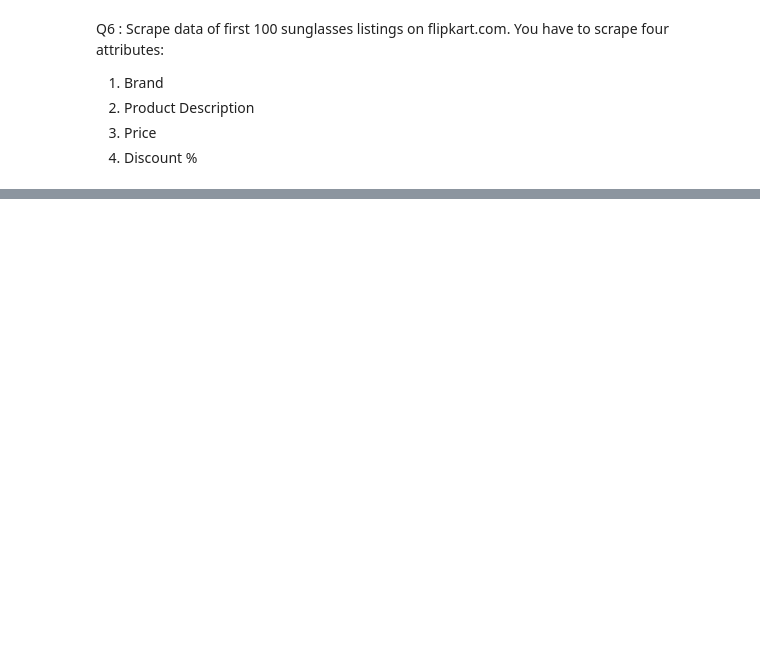
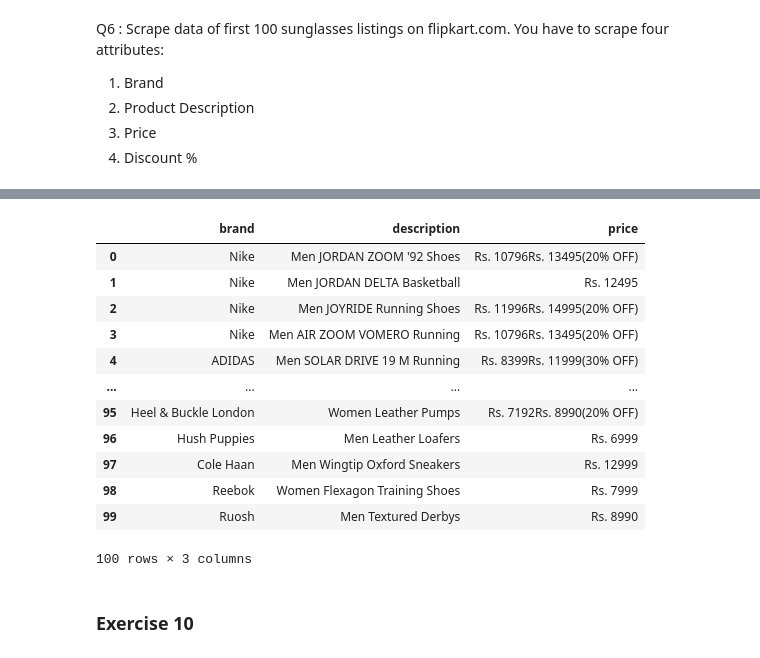
Before and after one commit to jazzcod/Flip_Robo_Projects, a Jupyter notebook: Flip_Robo_Selenium_Assignment_2.0.ipynb, the cells around one changed output, grey strips where cells are left out. Drawn from its saved outputs; the diff is of its cells as text; code cells hidden in the pictures; blank space fills up the shorter version.

```diff
--- a/Flip_Robo_Selenium_Assignment_2.0.ipynb
+++ b/Flip_Robo_Selenium_Assignment_2.0.ipynb
@@ -808,0 +1002,55 @@ driver.get("https://www.flipkart.com/")
+# %%
+#creating empty lists
+brand=[]
+description=[]
+price=[]
+
+#creating a for loop for the pages
+for page in range(0,4):
+
+    #getting tags for the brand
+    brand_tags=driver.find_elements_by_xpath("//h3[@class='product-brand']")
+
+    #getting tags for the description
+    description_tags=driver.find_elements_by_xpath("//h4[@class='product-product']")
+
+    #getting tags for he prices
+    price_tags=driver.find_elements_by_xpath("//div[@class='product-price']")
+
+    #getting text element in the brand tags
+    for i in brand_tags:
+        brand_name=i.text
+        brand.append(brand_name)
+
+    #getting text element in the description tags
+    for i in description_tags:
+        des=i.text
+        description.append(des)
+
+    #getting text element in the price tags
+    for i in price_tags:
+        prices=i.text
+        price.append(prices)
+
+#creating dataframe
+Shoes=pd.DataFrame({})
+Shoes["brand"]=brand[:100]
+Shoes["description"]=description[:100]
+Shoes["price"]=price[:100]
+Shoes
+# %% [output]
+|  | brand | description | price |
+| 0 | Nike | Men JORDAN ZOOM '92 Shoes | Rs. 10796Rs. 13495(20% OFF) |
+| 1 | Nike | Men JORDAN DELTA Basketball | Rs. 12495 |
+| 2 | Nike | Men JOYRIDE Running Shoes | Rs. 11996Rs. 14995(20% OFF) |
+| 3 | Nike | Men AIR ZOOM VOMERO Running | Rs. 10796Rs. 13495(20% OFF) |
+| 4 | ADIDAS | Men SOLAR DRIVE 19 M Running | Rs. 8399Rs. 11999(30% OFF) |
+| ... | ... | ... | ... |
+| 95 | Heel & Buckle London | Women Leather Pumps | Rs. 7192Rs. 8990(20% OFF) |
+| 96 | Hush Puppies | Men Leather Loafers | Rs. 6999 |
+| 97 | Cole Haan | Men Wingtip Oxford Sneakers | Rs. 12999 |
+| 98 | Reebok | Women Flexagon Training Shoes | Rs. 7999 |
+| 99 | Ruosh | Men Textured Derbys | Rs. 8990 |
+100 rows × 3 columns
+# %% [markdown]
+### Exercise 10
```
Also changed, not shown: parts of 44 cells of this notebook.
